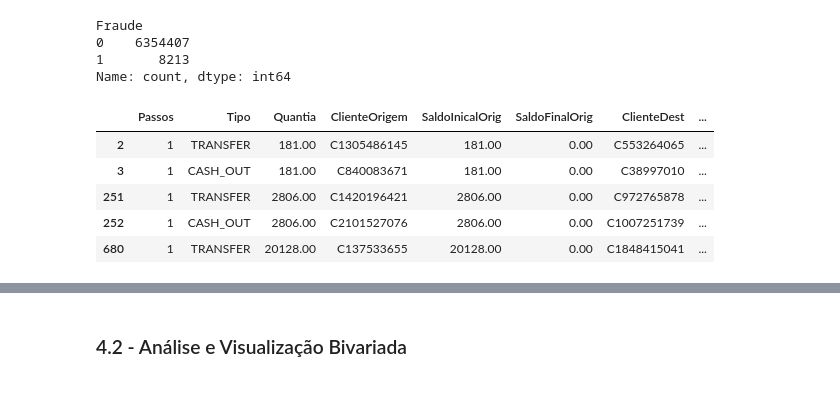
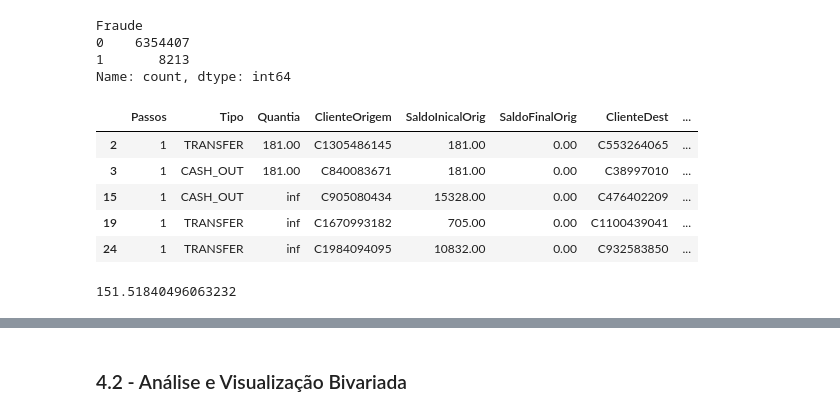
Before and after one commit to ValmirJrDS/deteccao_fraude, a Jupyter notebook: notebooks/c0.4-vj-analise e visulização.ipynb, the cells around one changed output, grey strips where cells are left out. Drawn from its saved outputs; the diff is of its cells as text; code cells hidden in the pictures.

```diff
--- a/notebooks/c0.4-vj-analise e visulização.ipynb
+++ b/notebooks/c0.4-vj-analise e visulização.ipynb
@@ -402,12 +407,18 @@ Fraude
 1       8213
 Name: count, dtype: int64
 # %%
-base_fraude_real = base_fraude_raw4[base_fraude_raw4['Fraude'] == 1]
+"""base_fraude_real = base_fraude_raw4[base_fraude_raw4['Fraude'] == 1]"""
+tipos_fraude = ["CASH_OUT", "TRANSFER"]
+base_fraude_real = base_fraude_raw4[base_fraude_raw4['Tipo'].isin(tipos_fraude)]
 base_fraude_real.head()
 # %% [output]
 |  | Passos | Tipo | Quantia | ClienteOrigem | SaldoInicalOrig | SaldoFinalOrig | ClienteDest | ... |
 | 2 | 1 | TRANSFER | 181.00 | C1305486145 | 181.00 | 0.00 | C553264065 | ... |
 | 3 | 1 | CASH_OUT | 181.00 | C840083671 | 181.00 | 0.00 | C38997010 | ... |
-| 251 | 1 | TRANSFER | 2806.00 | C1420196421 | 2806.00 | 0.00 | C972765878 | ... |
-| 252 | 1 | CASH_OUT | 2806.00 | C2101527076 | 2806.00 | 0.00 | C1007251739 | ... |
-| 680 | 1 | TRANSFER | 20128.00 | C137533655 | 20128.00 | 0.00 | C1848415041 | ... |
+| 15 | 1 | CASH_OUT | inf | C905080434 | 15328.00 | 0.00 | C476402209 | ... |
+| 19 | 1 | TRANSFER | inf | C1670993182 | 705.00 | 0.00 | C1100439041 | ... |
+| 24 | 1 | TRANSFER | inf | C1984094095 | 10832.00 | 0.00 | C932583850 | ... |
+# %%
+base_fraude_real.memory_usage().sum() / 1024**2
+# %% [output]
+151.51840496063232
```
Also changed, not shown: parts of 9 cells of this notebook.
